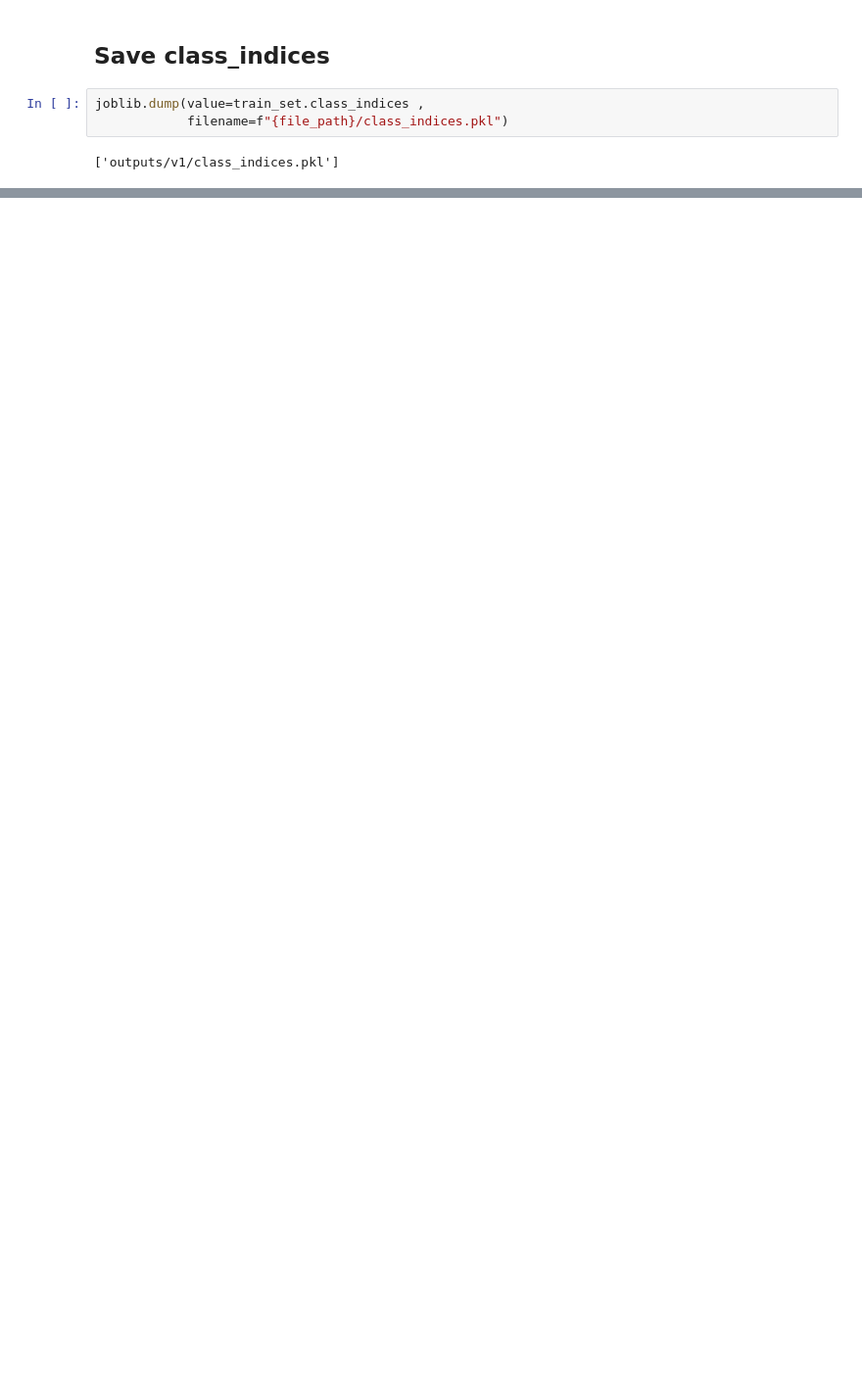
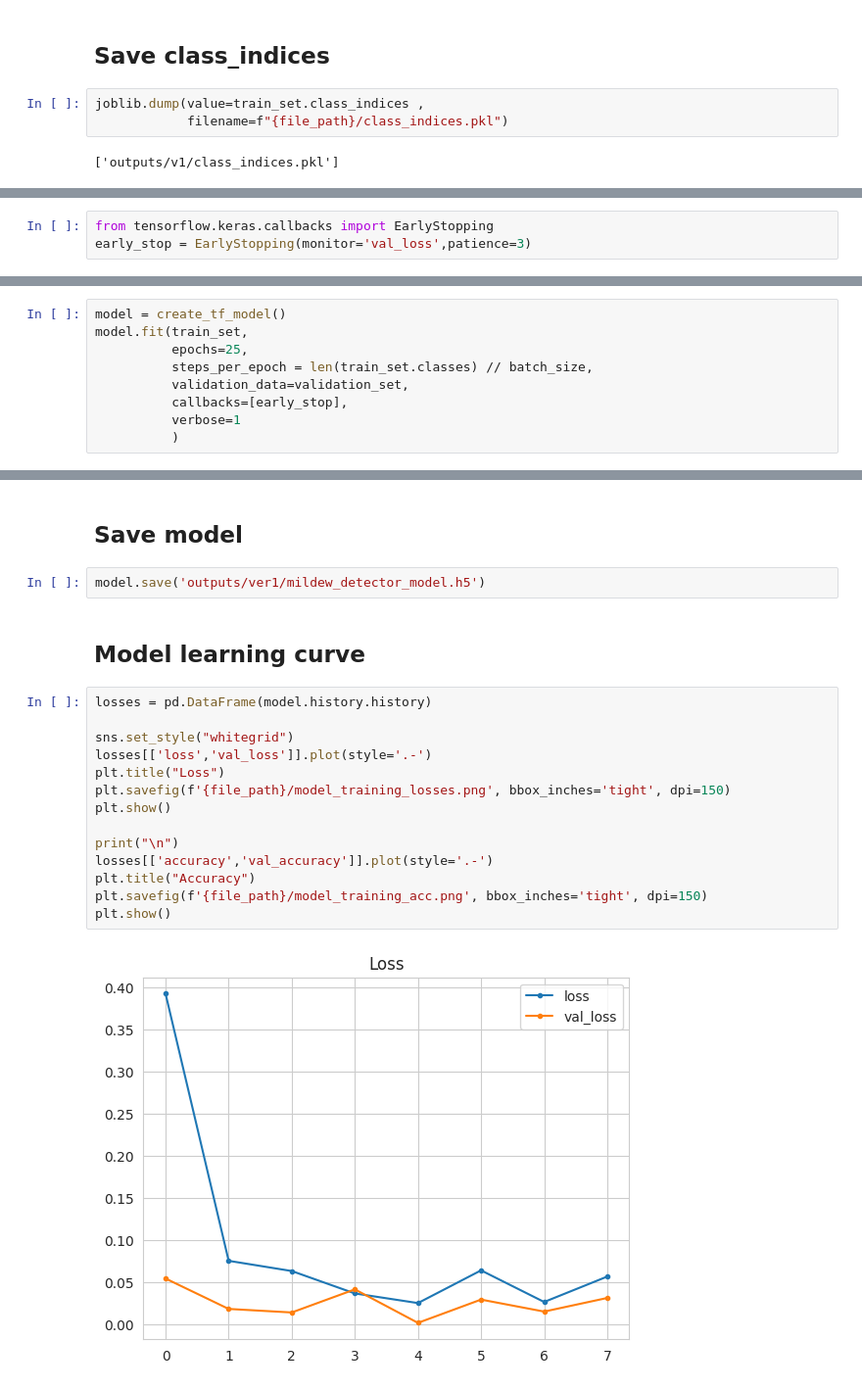
Before and after one commit to HaimanotA/Instant-Mildew-Detector, a Jupyter notebook: jupyter_notebooks/03-Modelling and Evaluation.ipynb, the cells around one changed output, grey strips where cells are left out. Shown: that part at 98% size. Drawn from its saved outputs; the diff is of its cells as text; blank space fills up the shorter version.

Commit message:
Add new plots and test model performance

```diff
--- a/jupyter_notebooks/03-Modelling and Evaluation.ipynb
+++ b/jupyter_notebooks/03-Modelling and Evaluation.ipynb
@@ -247,0 +317,3 @@ joblib.dump(value=train_set.class_indices ,
+# %%
+from tensorflow.keras.callbacks import EarlyStopping
+early_stop = EarlyStopping(monitor='val_loss',patience=3)
@@ -247,0 +322,9 @@ joblib.dump(value=train_set.class_indices ,
+# %%
+model = create_tf_model()
+model.fit(train_set,
+          epochs=25,
+          steps_per_epoch = len(train_set.classes) // batch_size,
+          validation_data=validation_set,
+          callbacks=[early_stop],
+          verbose=1
+          )
@@ -247,0 +351,22 @@ joblib.dump(value=train_set.class_indices ,
+# %% [markdown]
+## Save model
+# %%
+model.save('outputs/ver1/mildew_detector_model.h5')
+# %% [markdown]
+## Model learning curve
+# %%
+losses = pd.DataFrame(model.history.history)
+
+sns.set_style("whitegrid")
+losses[['loss','val_loss']].plot(style='.-')
+plt.title("Loss")
+plt.savefig(f'{file_path}/model_training_losses.png', bbox_inches='tight', dpi=150)
+plt.show()
+
+print("\n")
+losses[['accuracy','val_accuracy']].plot(style='.-')
+plt.title("Accuracy")
+plt.savefig(f'{file_path}/model_training_acc.png', bbox_inches='tight', dpi=150)
+plt.show()
+# %% [output]
+[figure, added]
```
Also changed, not shown: parts of 40 cells of this notebook.
